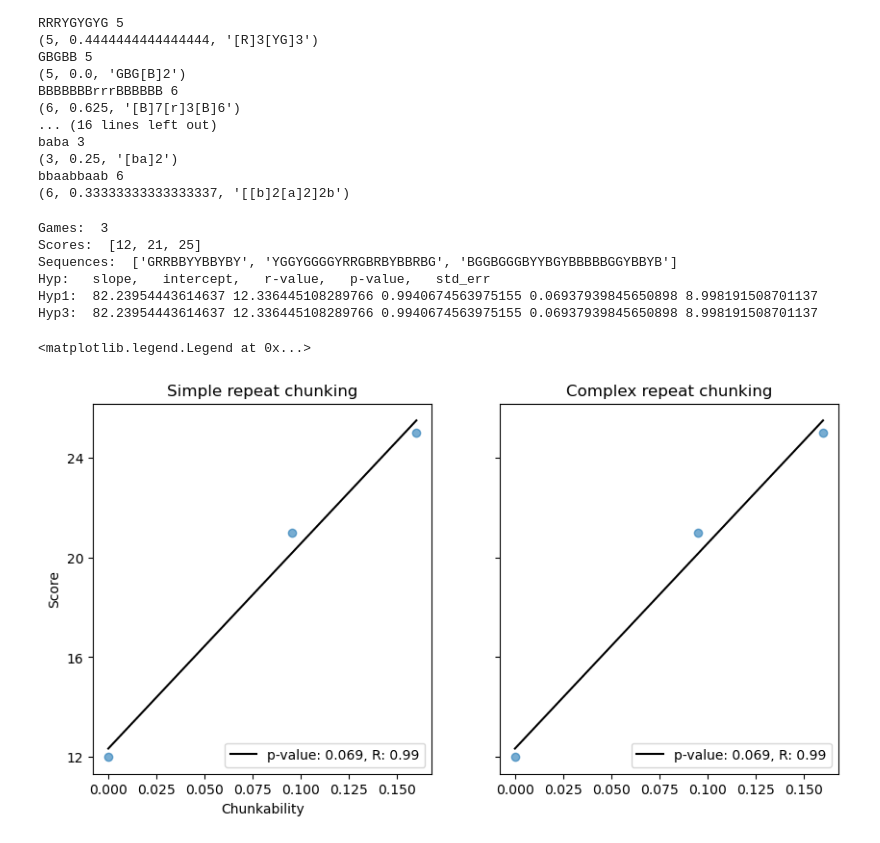
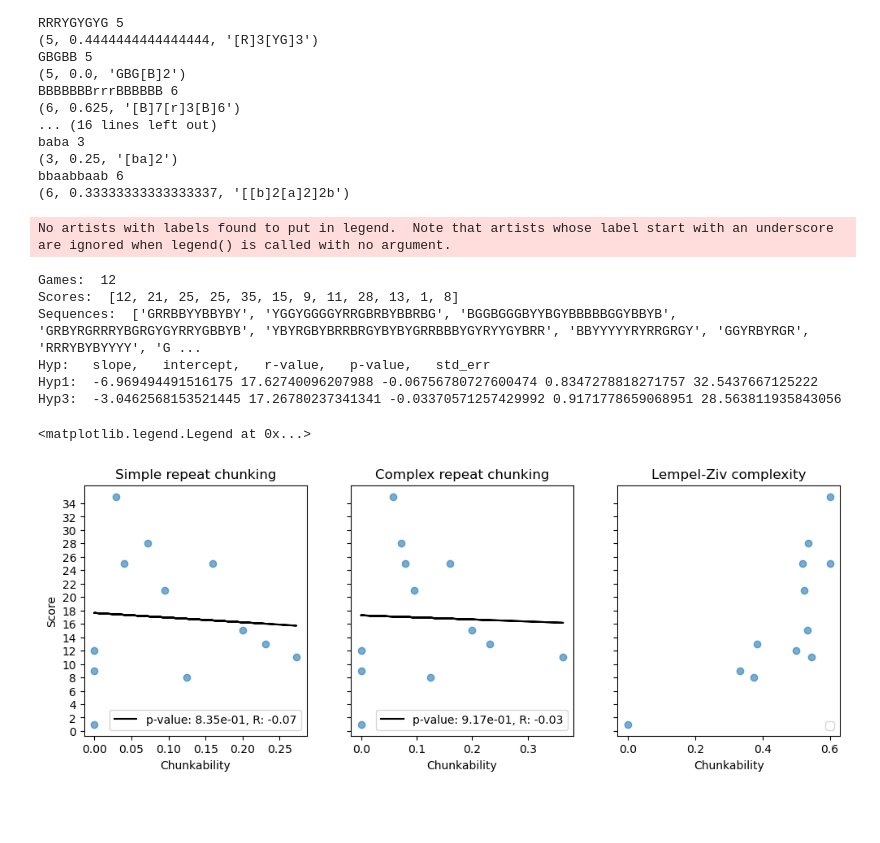
Before and after one commit to qsimeon/PSY1401Projects, a Jupyter notebook: final_project/RepeatsScheme.ipynb, the cells around one changed output. Cells and saved outputs as stored; diff of their text form; code cells hidden in the pictures; blank space fills up the shorter version.

Commit message:
more logs, visualizing null hyps

```diff
--- a/final_project/RepeatsScheme.ipynb
+++ b/final_project/RepeatsScheme.ipynb
@@ -218,6 +220,12 @@ def parse_simons_game_logs(directory):
     return session_data
 # %%
 # Analyze data within one subject
+
+def hyp2(seq):
+    """Calculate the Lempel-Ziv complexity of a sequence with a limited set of characters."""
+    code_len, patterns = LempelZivScheme.lempel_ziv_complexity(seq, return_patterns=True)
+    chunkability = 1 - code_len/len(seq)
+    return code_len, chunkability, patterns
 
 def get_chunkabilities_from_logs(data_path):
     session_data = parse_simons_game_logs(data_path)
@@ -238,41 +246,47 @@ def get_chunkabilities_from_logs(data_path):
 
     # Compute chunkabilities for each sequence
     chunk1 = []
+    chunk2 = []
     chunk3 = []
     for seq in sequences:
         chunk1.append(hyp1(seq)[1])
+        chunk2.append(hyp2(seq)[1])
         chunk3.append(hyp3(seq)[1])
 
-    return scores, sequences, chunk1, chunk3
+    return scores, sequences, chunk1, chunk2, chunk3
 # %%
-data_path = './Hokyung_logs' #'./Quilee_logs' #'./Jack_logs' # './Sol_logs/Random' #
-scores, sequences, chunk1, chunk3 = get_chunkabilities_from_logs(data_path)
+data_path = './Hokyung_logs' # './Sol_logs/Random' # './Quilee_logs' # './Jack_logs' #
+scores, sequences, chunk1, chunk2, chunk3 = get_chunkabilities_from_logs(data_path)
 
 m1, b1, r1, p1, std_err1 = stats.linregress(chunk1, scores)
 m3, b3, r3, p3, std_err3 = stats.linregress(chunk3, scores)
 
 print('Hyp:   slope,   intercept,   r-value,   p-value,   std_err')
 print('Hyp1: ', m1, b1, r1, p1, std_err1)
 print('Hyp3: ', m3, b3, r3, p3, std_err3)
 
-fig, ax = plt.subplots(1, 2, figsize=(10, 5), sharex=True, sharey=True)
+fig, ax = plt.subplots(1, 3, figsize=(12, 4), sharex=False, sharey=True)
 ax[0].scatter(chunk1, scores, alpha=0.6)
 ax[1].scatter(chunk3, scores, alpha=0.6)
+ax[2].scatter(chunk2, scores, alpha=0.6)
 ax[0].set(xlabel='Chunkability', ylabel='Score', title='Simple repeat chunking',
-          yticks=np.arange(0, np.max(scores)+1, 4))
-ax[1].set(title='Complex repeat chunking')
+          yticks=np.arange(0, np.max(scores)+1, 2))
+ax[1].set(xlabel='Chunkability', title='Complex repeat chunking')
+ax[2].set(xlabel='Chunkability', title='Lempel-Ziv complexity')
 ax[0].plot(np.array(chunk1), m1*np.array(chunk1) + b1, color='k', zorder=0,
-           label=f'p-value: {p1:.3f}, R: {r1:.2f}')
+           label=f'p-value: {p1:.2e}, R: {r1:.2f}')
 ax[1].plot(np.array(chunk3), m3*np.array(chunk3) + b3, color='k', zorder=0,
-           label=f'p-value: {p3:.3f}, R: {r3:.2f}')
+           label=f'p-value: {p3:.2e}, R: {r3:.2f}')
 ax[0].legend(loc='lower right')
 ax[1].legend(loc='lower right')
+ax[2].legend(loc='lower right')
 # %% [output]
-Games:  3
-Scores:  [12, 21, 25]
-Sequences:  ['GRRBBYYBBYBY', 'YGGYGGGGYRRGBRBYBBRBG', 'BGGBGGGBYYBGYBBBBBGGYBBYB']
-Hyp:   slope,   intercept,   r-value,   p-value,   std_err
-Hyp1:  82.23954443614637 12.336445108289766 0.9940674563975155 0.06937939845650898 8.998191508701137
-Hyp3:  82.23954443614637 12.336445108289766 0.9940674563975155 0.06937939845650898 8.998191508701137
+No artists with labels found to put in legend.  Note that artists whose label start with an underscore are ignored when legend() is called with no argument.
-<matplotlib.legend.Legend at 0x...>
+Games:  12
+Scores:  [12, 21, 25, 25, 35, 15, 9, 11, 28, 13, 1, 8]
+Sequences:  ['GRRBBYYBBYBY', 'YGGYGGGGYRRGBRBYBBRBG', 'BGGBGGGBYYBGYBBBBBGGYBBYB', 'GRBYRGRRRYBGRGYGYRRYGBBYB', 'YBYRGBYBRRBRGYBYBYGRRBBBYGYRYYGYBRR', 'BBYYYYYRYRRGRGY', 'GGYRBYRGR', 'RRRYBYBYYYY', 'G ...
+Hyp:   slope,   intercept,   r-value,   p-value,   std_err
+Hyp1:  -6.969494491516175 17.62740096207988 -0.06756780727600474 0.8347278818271757 32.5437667125222
+Hyp3:  -3.0462568153521445 17.26780237341341 -0.03370571257429992 0.9171778659068951 28.563811935843056
+<matplotlib.legend.Legend at 0x...>
-[figure, old version]
+[figure, new version]
```
Also changed, not shown: parts of 2 cells of this notebook, 2 other files.
